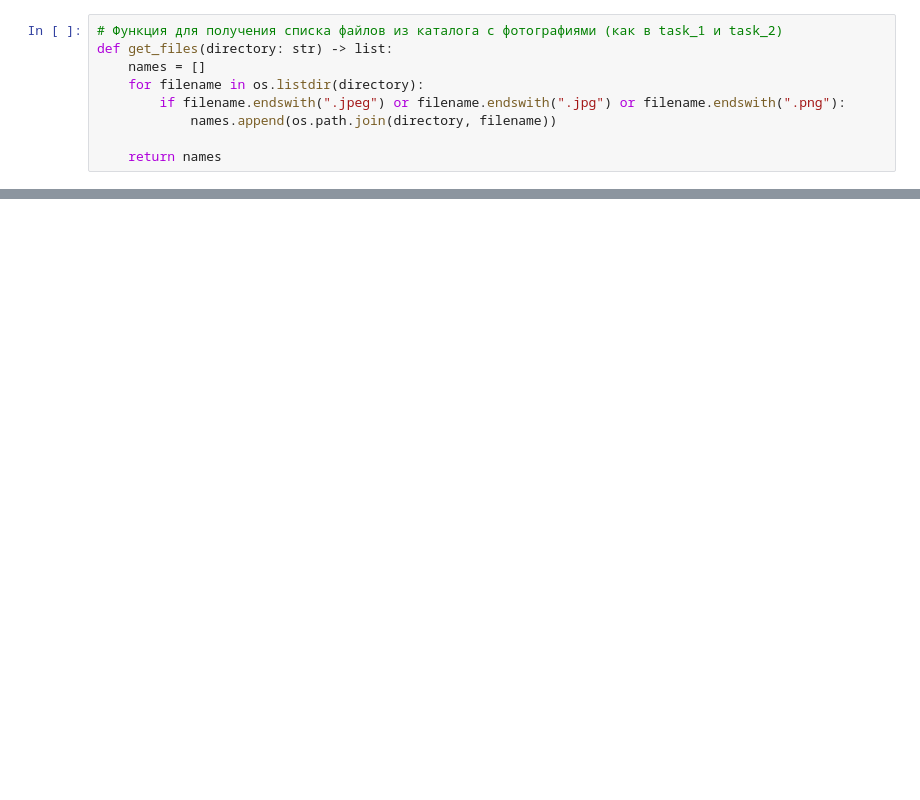
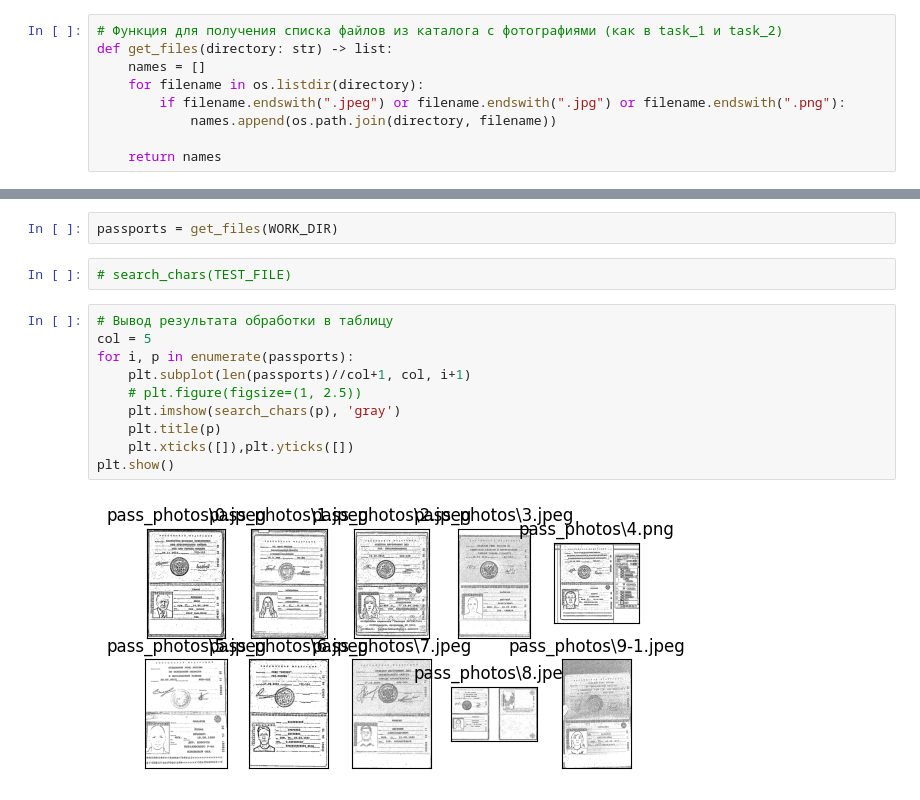
Before and after one commit to Eugene-Fed/test_for_MindSet, a Jupyter notebook: task_3.ipynb, the cells around one changed output, grey strips where cells are left out. Drawn from its saved outputs; the diff is of its cells as text; blank space fills up the shorter version.

Commit message:
I picked up the image pre-processing parameters for a good separation of text from photos

```diff
--- a/task_3.ipynb
+++ b/task_3.ipynb
@@ -58,0 +59,16 @@ search_chars(TEST_FILE)
+# %%
+passports = get_files(WORK_DIR)
+# %%
+# search_chars(TEST_FILE)
+# %%
+# Вывод результата обработки в таблицу
+col = 5
+for i, p in enumerate(passports):
+    plt.subplot(len(passports)//col+1, col, i+1)
+    # plt.figure(figsize=(1, 2.5))
+    plt.imshow(search_chars(p), 'gray')
+    plt.title(p)
+    plt.xticks([]),plt.yticks([])
+plt.show()
+# %% [output]
+[figure, added]
```
Also changed, not shown: parts of 4 cells of this notebook, 1 other file.
